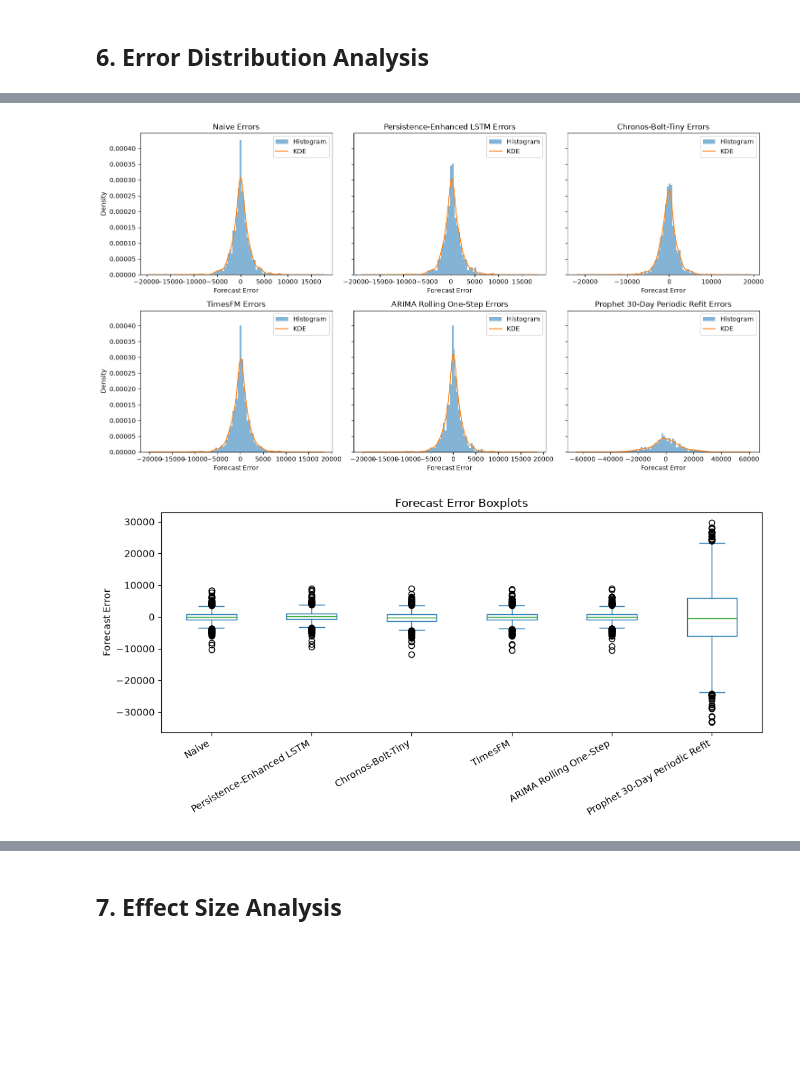
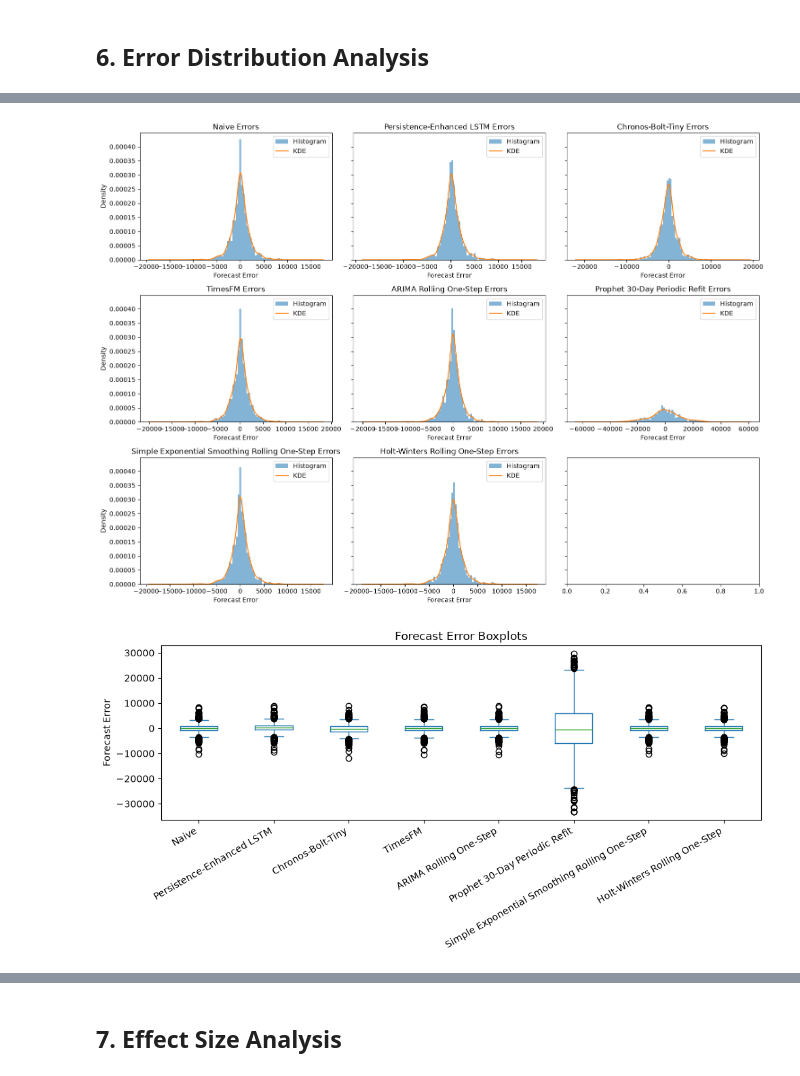
Before and after one commit to mdsoadsolaiman/Time-Series-Foundation-Models, a Jupyter notebook: notebooks/09_Statistical_Significance_Test.ipynb, the cells around one changed output, grey strips where cells are left out. Cells and saved outputs as stored; diff of their text form; code cells hidden in the pictures; blank space fills up the shorter version.

Commit message:
Extend Bitcoin DM tests to both rolling smoothing forecasts

```diff
--- a/notebooks/09_Statistical_Significance_Test.ipynb
+++ b/notebooks/09_Statistical_Significance_Test.ipynb
@@ -93,7 +95,7 @@ missing_columns = [column for column in required_columns if column not in foreca
 if missing_columns:
     raise ValueError(f"Missing required forecast columns: {missing_columns}")
 
-assert forecast_results.shape == (1061, 7)
+assert forecast_results.shape == (1061, 9)
 assert forecast_results.index.is_unique
 assert forecast_results.index.is_monotonic_increasing
 assert forecast_results.index.equals(test.index)
@@ -107,6 +109,8 @@ chronos_bolt_tiny_forecast = forecast_results["Chronos_Bolt_Tiny"].rename("Chron
 timesfm_forecast = forecast_results["TimesFM"].rename("TimesFM")
 arima_rolling_forecast = forecast_results["ARIMA_Rolling"].rename("ARIMA Rolling One-Step")
 prophet_periodic_forecast = forecast_results["Prophet_Periodic_Refit"].rename("Prophet 30-Day Periodic Refit")
+simple_exp_smoothing_forecast = forecast_results["Simple_Exp_Smoothing"].rename("Simple Exponential Smoothing Rolling One-Step")
+holt_winters_forecast = forecast_results["Holt_Winters"].rename("Holt-Winters Rolling One-Step")
 
 forecast_source_status = pd.DataFrame(
     [
@@ -117,6 +121,8 @@ forecast_source_status = pd.DataFrame(
         {"Forecast": "TimesFM", "Source": str(forecast_file), "Available": True, "Length": len(timesfm_forecast)},
         {"Forecast": "ARIMA Rolling One-Step", "Source": str(forecast_file), "Available": True, "Length": len(arima_rolling_forecast)},
         {"Forecast": "Prophet 30-Day Periodic Refit", "Source": str(forecast_file), "Available": True, "Length": len(prophet_periodic_forecast)},
+        {"Forecast": "Simple Exponential Smoothing Rolling One-Step", "Source": str(forecast_file), "Available": True, "Length": len(simple_exp_smoothing_forecast)},
+        {"Forecast": "Holt-Winters Rolling One-Step", "Source": str(forecast_file), "Available": True, "Length": len(holt_winters_forecast)},
     ]
 )
 forecast_source_status
@@ -137,6 +145,8 @@ forecasts_for_testing = {
     "TimesFM": timesfm_forecast,
     "ARIMA Rolling One-Step": arima_rolling_forecast,
     "Prophet 30-Day Periodic Refit": prophet_periodic_forecast,
+    "Simple Exponential Smoothing Rolling One-Step": simple_exp_smoothing_forecast,
+    "Holt-Winters Rolling One-Step": holt_winters_forecast,
 }
 forecast_metric_recalculation = pd.DataFrame({name: {"MAE": mae(y_test, vector), "RMSE": rmse(y_test, vector), "MAPE": mape(y_test, vector), "sMAPE": smape(y_test, vector)} for name, vector in forecasts_for_testing.items()}).T
 
@@ -157,7 +167,7 @@ duplicated_vector_check = pd.DataFrame(duplicated_vector_pairs)
 
 integrity_checks = pd.DataFrame(
     [
-        {"Check": "Validated artifact shape is 1061 x 7 after Timestamp index", "Result": forecast_results.shape == (1061, 7)},
+        {"Check": "Validated artifact shape is 1061 x 9 after Timestamp index", "Result": forecast_results.shape == (1061, 9)},
         {"Check": "Timestamp index equals reconstructed test index", "Result": forecast_results.index.equals(test.index)},
         {"Check": "Timestamp index is unique", "Result": forecast_results.index.is_unique},
         {"Check": "Timestamp index is sorted", "Result": forecast_results.index.is_monotonic_increasing},
@@ -357,31 +375,31 @@ error_summary
 # %%
-fig, axes = plt.subplots(2, 3, figsize=(15, 8), sharey=True)
+fig, axes = plt.subplots(3, 3, figsize=(15, 11), sharey=True)
 for ax, column in zip(axes.ravel(), error_frame.columns):
     error_frame[column].plot(kind="hist", bins=50, density=True, alpha=0.55, ax=ax, label="Histogram")
     try:
         error_frame[column].plot(kind="kde", ax=ax, label="KDE")
     except Exception:
         pass
     ax.set_title(f"{column} Errors")
     ax.set_xlabel("Forecast Error")
     ax.legend()
 plt.tight_layout()
 plt.show()
 
 fig, ax = plt.subplots(figsize=(10, 5))
 error_frame.plot(kind="box", ax=ax)
 ax.set_title("Forecast Error Boxplots")
 ax.set_ylabel("Forecast Error")
 plt.xticks(rotation=30, ha="right")
 plt.tight_layout()
 plt.show()
 
-fig, axes = plt.subplots(2, 3, figsize=(15, 8))
+fig, axes = plt.subplots(3, 3, figsize=(15, 11))
 for ax, column in zip(axes.ravel(), error_frame.columns):
     stats.probplot(error_frame[column].dropna(), dist="norm", plot=ax)
     ax.set_title(f"Q-Q Plot: {column}")
 plt.tight_layout()
 plt.show()
 # %% [output]
-[figure, old version]
+[figure, new version]
-[figure, old version]
+[figure, new version]
```
Also changed, not shown: parts of 11 cells of this notebook, 1 other file.
